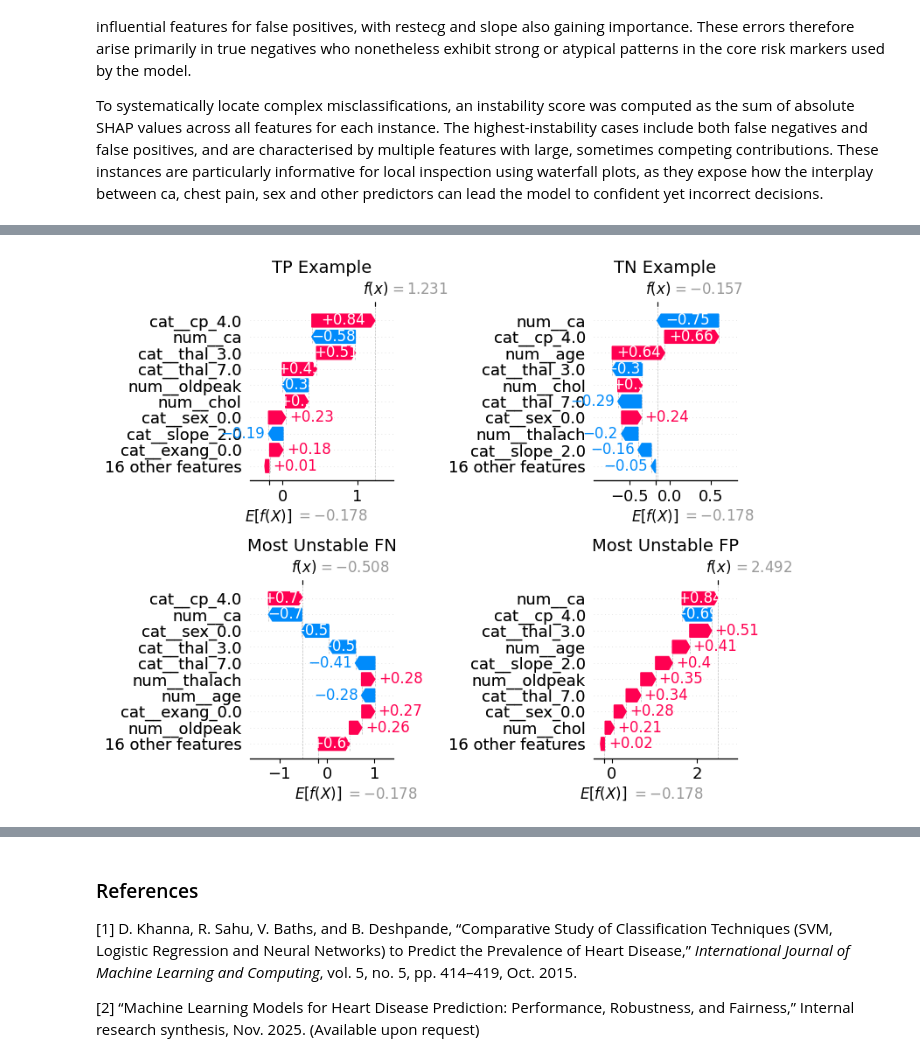
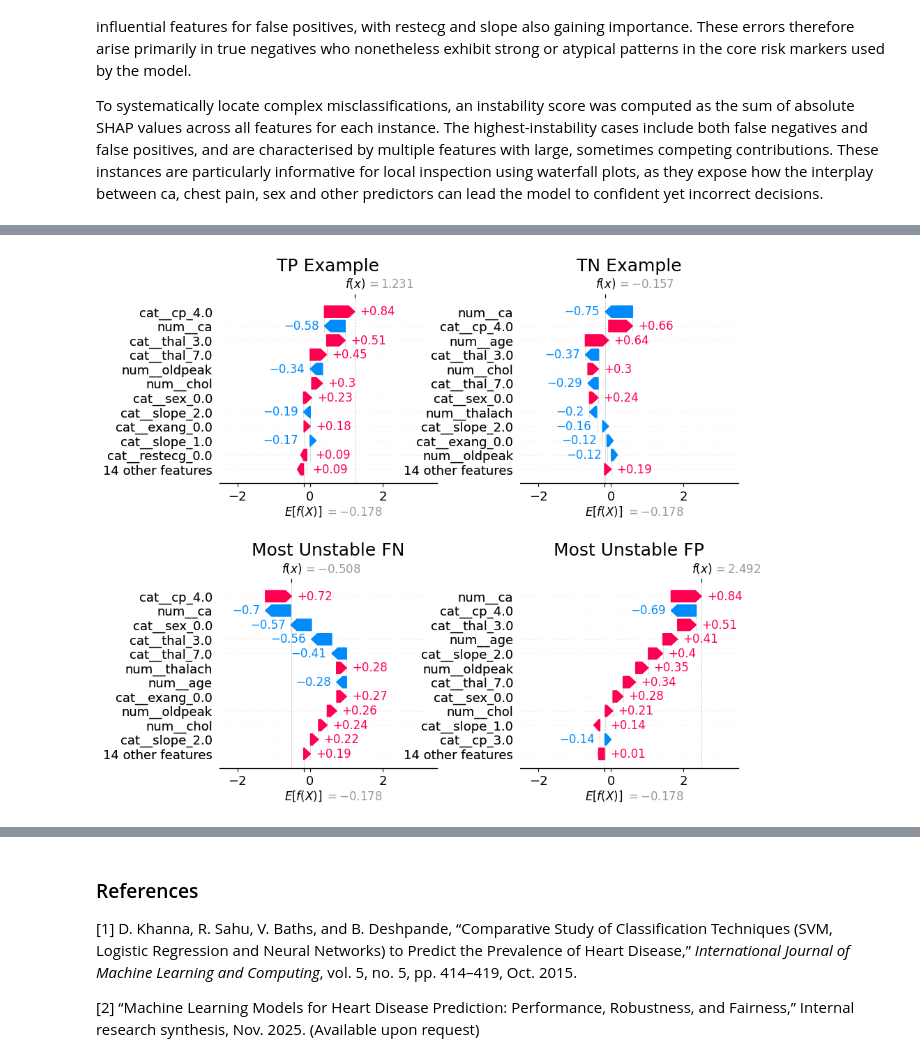
Before and after one commit to Mihalachee/Phenotypic-Bias-in-Heart-Disease-Prediction, a Jupyter notebook: indiviual.ipynb, the cells around one changed output, grey strips where cells are left out. Drawn from its saved outputs; the diff is of its cells as text; code cells hidden in the pictures.

```diff
--- a/indiviual.ipynb
+++ b/indiviual.ipynb
@@ -2329,10 +2381,7 @@ import numpy as np
 import shap
 import matplotlib.pyplot as plt
 
-
-# 1. Identify TP, TN, FN, FP indices in the SHAP arrays
-
-
+# 1. Identify TP, TN, FN, FP
 all_idx = np.arange(len(y_test))
 
 TP_mask = (y_test == 1) & (y_pred == 1)
@@ -2345,58 +2394,57 @@ tn_idx = all_idx[TN_mask]
 fn_idx = all_idx[FN_mask]
 fp_idx = all_idx[FP_mask]
 
-# Select representative examples
 i_tp = tp_idx[0]
 i_tn = tn_idx[0]
 
-
-# 2. Identify the most unstable FN and FP
-
-
-# Worst FN and FP according to instability ranking
+# 2. Most unstable FN/FP
 worst_fn_id = df_errors[(df_errors["true"] == 1) & (df_errors["pred"] == 0)].index[0]
 worst_fp_id = df_errors[(df_errors["true"] == 0) & (df_errors["pred"] == 1)].index[0]
 
-# Map DataFrame indices back to SHAP array positions
 pos_fn_worst = np.where(X_test.index == worst_fn_id)[0][0]
 pos_fp_worst = np.where(X_test.index == worst_fp_id)[0][0]
 
-
 # 3. Legacy SHAP waterfall helper
-
-
 def legacy_waterfall(shap_values_row, title):
-    """Create a legacy SHAP waterfall plot for a single instance."""
+    plt.title(title, fontsize=18)
     shap.waterfall_plot(
         shap.Explanation(
-            values = shap_values_row,
-            base_values = explainer.expected_value,
-            feature_names = feature_names
+            values=shap_values_row,
+            base_values=explainer.expected_value,
+            feature_names=feature_names
         ),
-        max_display = 10,
-        show = False
+        max_display=12,
+        show=False
     )
-    plt.title(title, fontsize=14)
 
-
-# 4. Produce a 4×1 grid of waterfall plots
-
-fig, axes = plt.subplots(2, 2, figsize=(26, 18))   # large, balanced layout
+# -------------------------------
+# 4. Improved Layout for Clarity
+# -------------------------------
+fig, axes = plt.subplots(2, 2, figsize=(50, 28))   # MUCH larger and wider
 axes = axes.flatten()
 
+# Set same x-range across all plots
+X_MIN, X_MAX = -2.5, 3.5
+for ax in axes:
+    ax.set_xlim(X_MIN, X_MAX)
+
+# Draw each SHAP waterfall inside its axis
 plt.sca(axes[0])
 legacy_waterfall(shap_values[i_tp], "TP Example")
 
 plt.sca(axes[1])
 legacy_waterfall(shap_values[i_tn], "TN Example")
 
 plt.sca(axes[2])
 legacy_waterfall(shap_values[pos_fn_worst], "Most Unstable FN")
 
 plt.sca(axes[3])
 legacy_waterfall(shap_values[pos_fp_worst], "Most Unstable FP")
 
-plt.tight_layout()
+# Better spacing
+plt.subplots_adjust(left=0.05, right=0.98, top=0.95, bottom=0.05,
+                    wspace=0.38, hspace=0.53)
+
 plt.show()
 # %% [output]
-[figure, old version]
+[figure, new version]
```
Also changed, not shown: parts of 17 cells of this notebook, 1 other file.
